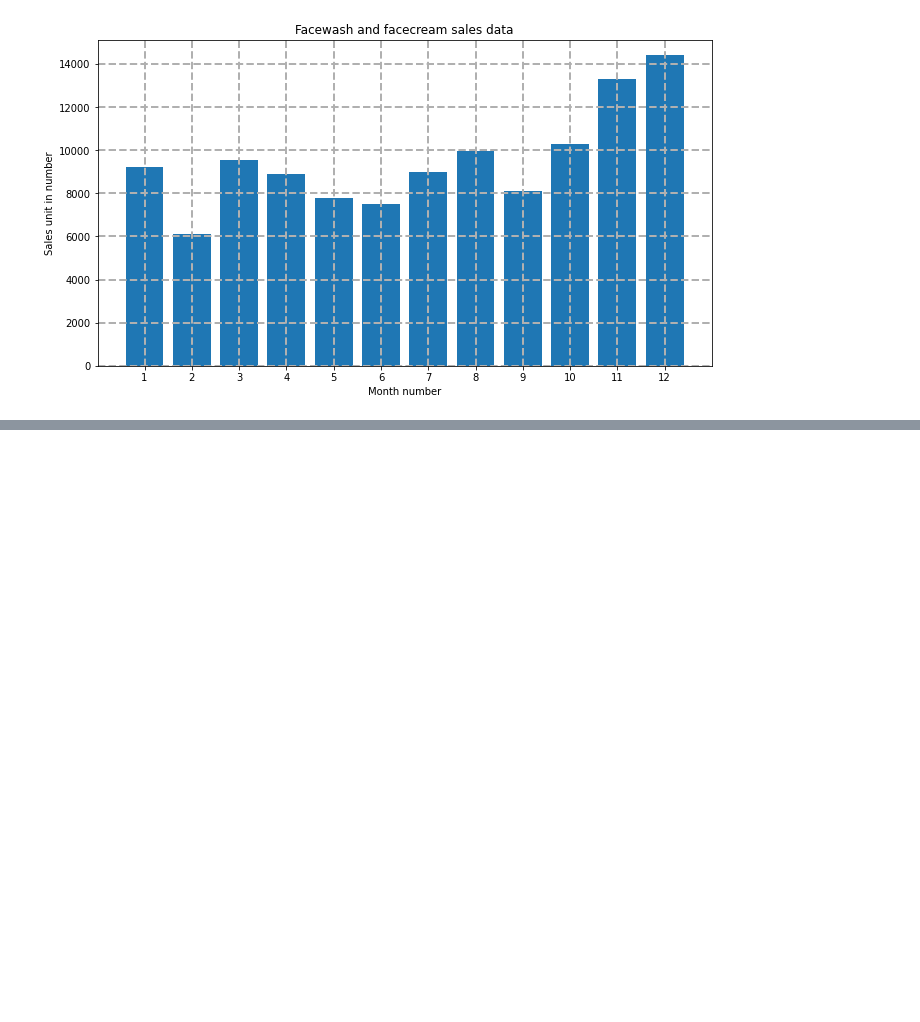
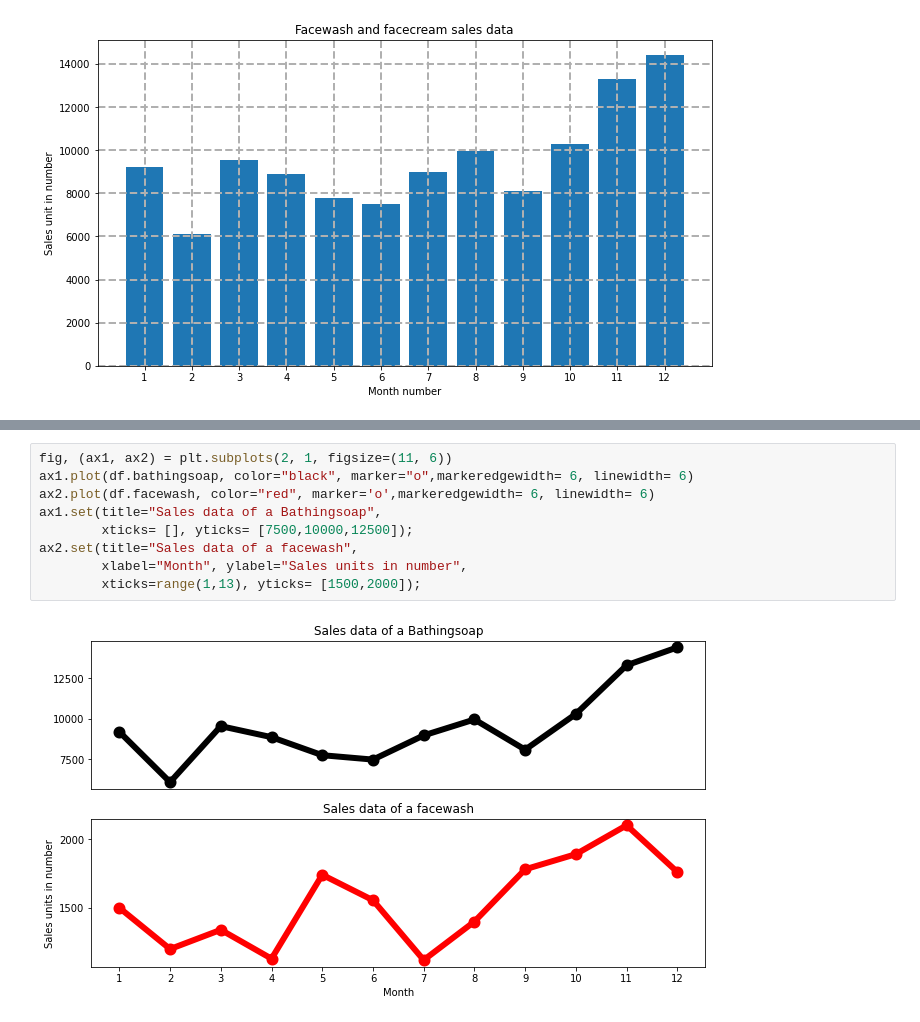
Before and after one commit to namhai03/Phantich_python, a Jupyter notebook: Week-8/Exercises.ipynb, the cells around one changed output, grey strips where cells are left out. Drawn from its saved outputs; the diff is of its cells as text; blank space fills up the shorter version.

```diff
--- a/Week-8/Exercises.ipynb
+++ b/Week-8/Exercises.ipynb
@@ -163,6 +178,17 @@ plt.hist(df.total_profit, label = 'Profit data', bins=5)
 ### Exercise 9: Read Bathing soap facewash of all months and display it using the Subplot
 
 ![img](https://github.com/thieu1995/pandas/blob/main/11_matplotlib/company-sale/img/09.png?raw=1)
+# %%
+fig, (ax1, ax2) = plt.subplots(2, 1, figsize=(11, 6))
+ax1.plot(df.bathingsoap, color="black", marker="o",markeredgewidth= 6, linewidth= 6)
+ax2.plot(df.facewash, color="red", marker='o',markeredgewidth= 6, linewidth= 6)
+ax1.set(title="Sales data of a Bathingsoap",
+        xticks= [], yticks= [7500,10000,12500]);
+ax2.set(title="Sales data of a facewash",
+        xlabel="Month", ylabel="Sales units in number",
+        xticks=range(1,13), yticks= [1500,2000]);
+# %% [output]
+[figure, added]
 # %% [markdown]
 ### Exercise 10: Read all product sales data and show it using the stack plot
 
```
Also changed, not shown: parts of 15 cells of this notebook.
